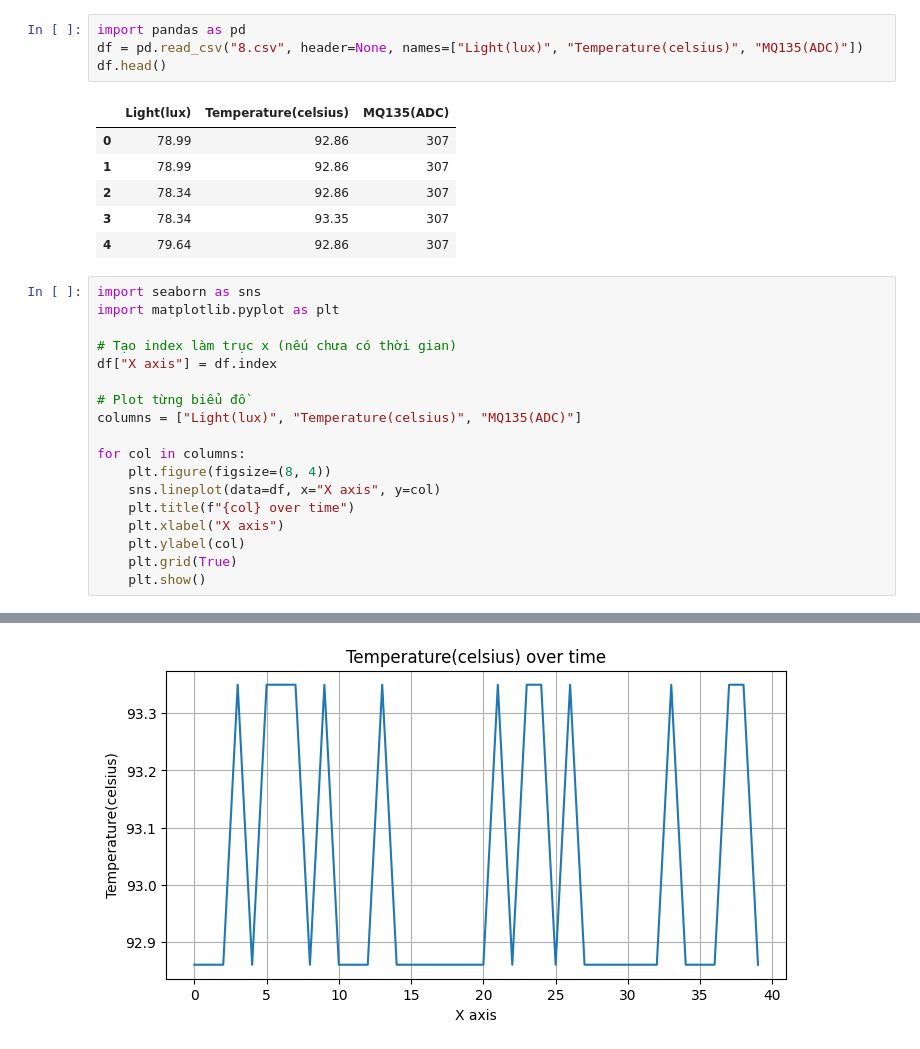
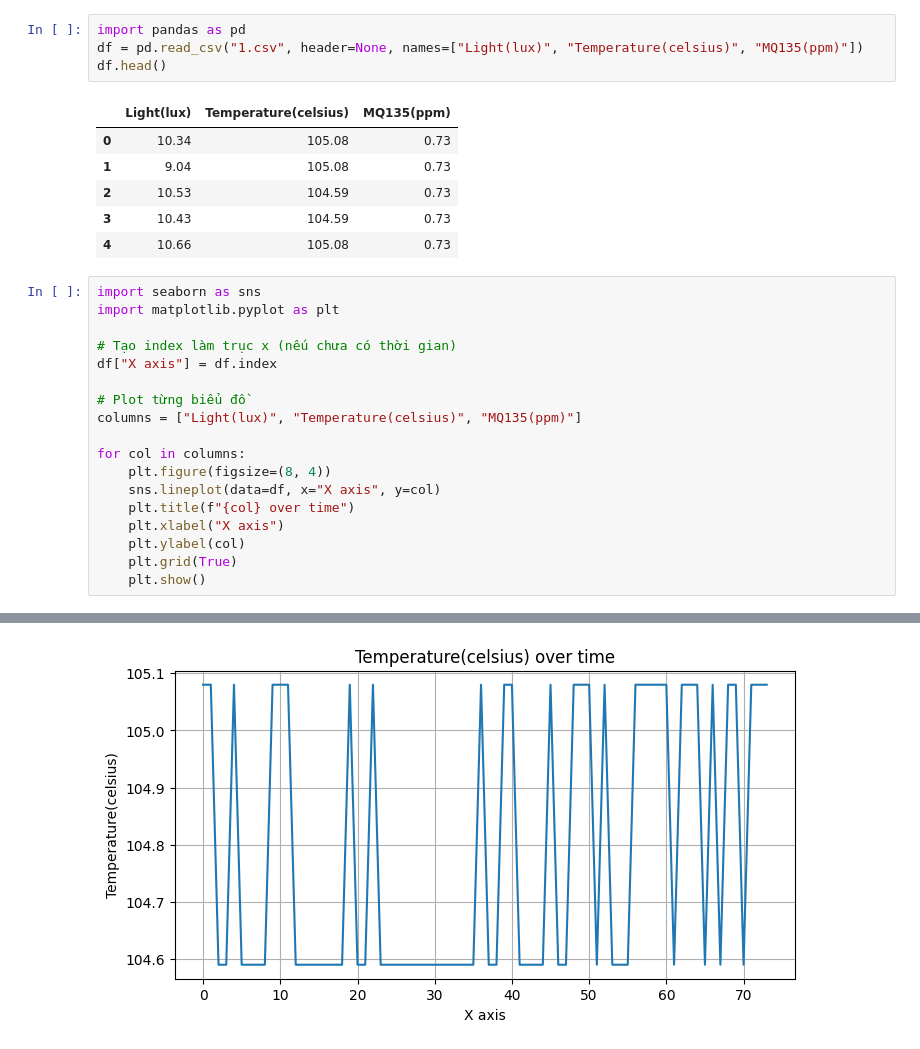
Before and after one commit to Kyyaaaa/IoT102---Persia-s-group, a Jupyter notebook: Hercules_data/Notebook.ipynb, the cells around one changed output, grey strips where cells are left out. Saved outputs shown, nothing was run; the diff lists cells and outputs as text.

```diff
--- a/Hercules_data/Notebook.ipynb
+++ b/Hercules_data/Notebook.ipynb
@@ -1,14 +1,14 @@
 # %%
 import pandas as pd
-df = pd.read_csv("8.csv", header=None, names=["Light(lux)", "Temperature(celsius)", "MQ135(ADC)"])
+df = pd.read_csv("1.csv", header=None, names=["Light(lux)", "Temperature(celsius)", "MQ135(ppm)"])
 df.head()
 # %% [output]
-|  | Light(lux) | Temperature(celsius) | MQ135(ADC) |
-| 0 | 78.99 | 92.86 | 307 |
-| 1 | 78.99 | 92.86 | 307 |
-| 2 | 78.34 | 92.86 | 307 |
-| 3 | 78.34 | 93.35 | 307 |
-| 4 | 79.64 | 92.86 | 307 |
+|  | Light(lux) | Temperature(celsius) | MQ135(ppm) |
+| 0 | 10.34 | 105.08 | 0.73 |
+| 1 | 9.04 | 105.08 | 0.73 |
+| 2 | 10.53 | 104.59 | 0.73 |
+| 3 | 10.43 | 104.59 | 0.73 |
+| 4 | 10.66 | 105.08 | 0.73 |
 # %%
 import seaborn as sns
 import matplotlib.pyplot as plt
@@ -17,7 +17,7 @@ import matplotlib.pyplot as plt
 df["X axis"] = df.index
 
 # Plot từng biểu đồ
-columns = ["Light(lux)", "Temperature(celsius)", "MQ135(ADC)"]
+columns = ["Light(lux)", "Temperature(celsius)", "MQ135(ppm)"]
 
 for col in columns:
     plt.figure(figsize=(8, 4))
@@ -32 +32 @@ for col in columns:
-[figure, old version]
+[figure, new version]
```
Also changed, not shown: parts of 1 cell of this notebook, 16 other files.
